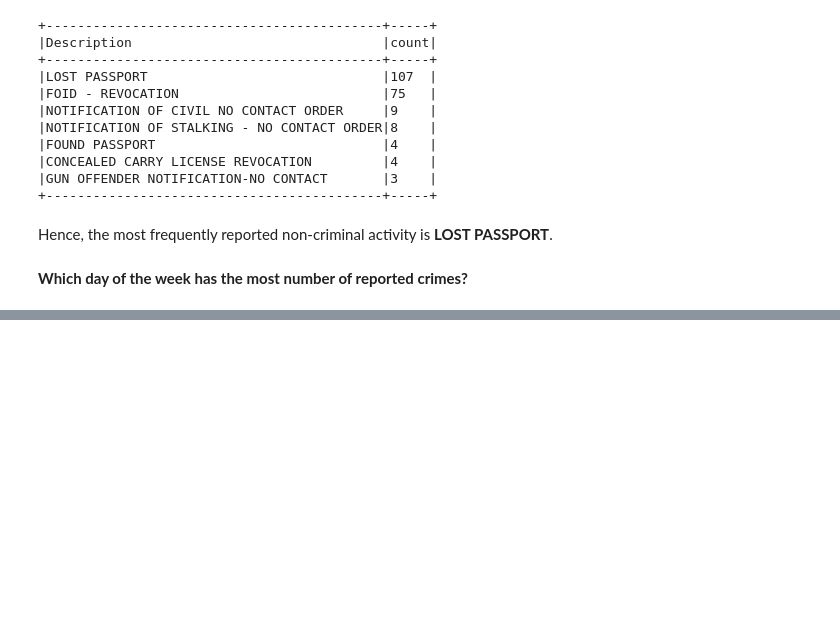
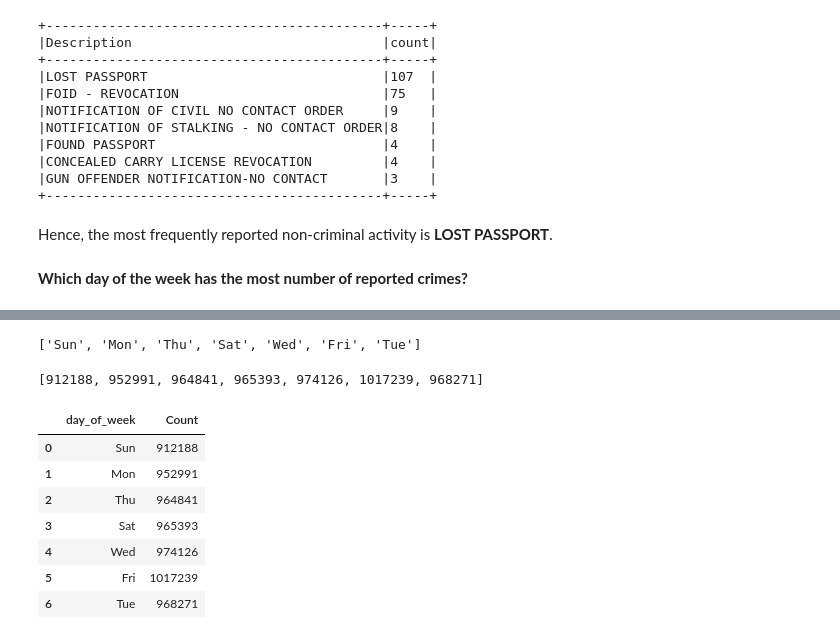
Before and after one commit to abhiram540/Apache_PySpark_by_Example, a Jupyter notebook: Apache_PySpark_by_Example.ipynb, the cells around one changed output, grey strips where cells are left out. Cells and saved outputs as stored; diff of their text form; code cells hidden in the pictures; blank space fills up the shorter version.

```diff
--- a/Apache_PySpark_by_Example.ipynb
+++ b/Apache_PySpark_by_Example.ipynb
@@ -986,0 +1089,10 @@ Hence, the most frequently reported non-criminal activity is **LOST PASSPORT**.
+# %%
+dow = [x[0] for x in rc.groupBy(date_format(col('Date'), 'E')).count().collect()]
+dow
+# %% [output]
+['Sun', 'Mon', 'Thu', 'Sat', 'Wed', 'Fri', 'Tue']
+# %%
+cnt = [x[1] for x in rc.groupBy(date_format(col('Date'), 'E')).count().collect()]
+cnt
+# %% [output]
+[912188, 952991, 964841, 965393, 974126, 1017239, 968271]
@@ -986,0 +1102,12 @@ Hence, the most frequently reported non-criminal activity is **LOST PASSPORT**.
+# %%
+cp = pd.DataFrame({'day_of_week': dow, 'Count': cnt})
+cp.head(7)
+# %% [output]
+|  | day_of_week | Count |
+| 0 | Sun | 912188 |
+| 1 | Mon | 952991 |
+| 2 | Thu | 964841 |
+| 3 | Sat | 965393 |
+| 4 | Wed | 974126 |
+| 5 | Fri | 1017239 |
+| 6 | Tue | 968271 |
```
Also changed, not shown: parts of 13 cells of this notebook.
